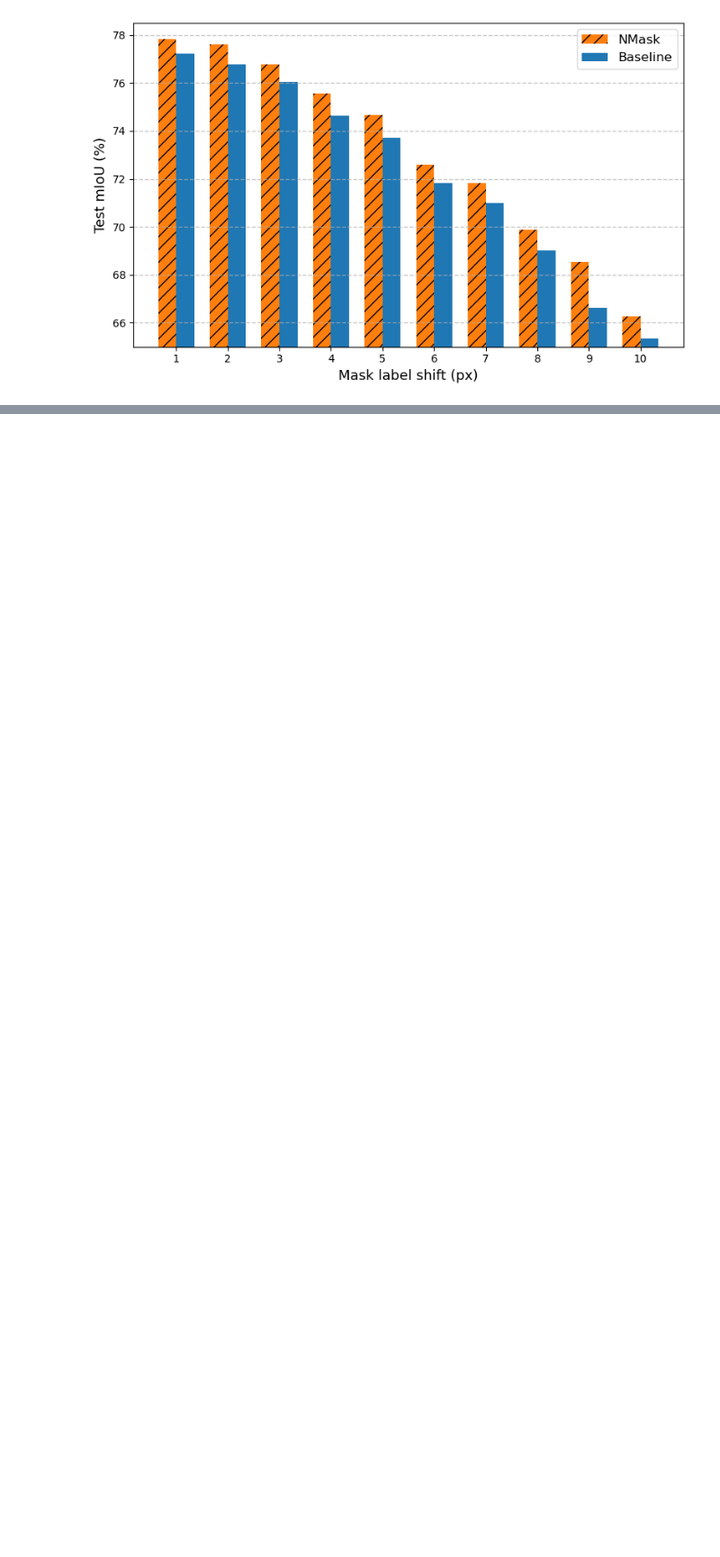
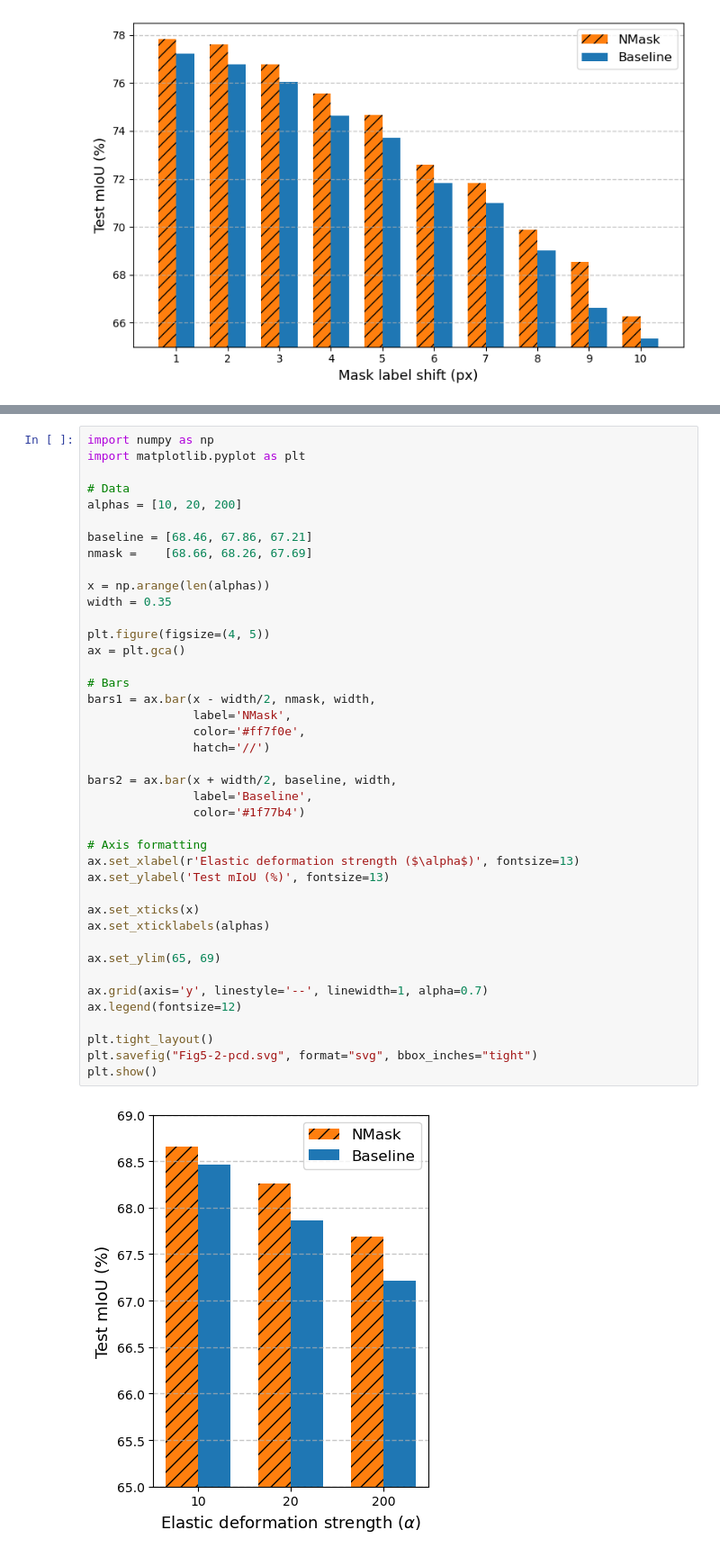
Before and after one commit to unique-chan/NMask, a Jupyter notebook: visualization/Fig5.ipynb, the cells around one changed output, grey strips where cells are left out. Shown at 90% size. Drawn from its saved outputs; the diff is of its cells as text; blank space fills up the shorter version.

```diff
--- a/visualization/Fig5.ipynb
+++ b/visualization/Fig5.ipynb
@@ -86,3 +86,46 @@ plt.savefig("Fig5-2.svg", format="svg", bbox_inches="tight")
 plt.show()
 # %% [output]
 [figure]
+# %%
+import numpy as np
+import matplotlib.pyplot as plt
+
+# Data
+alphas = [10, 20, 200]
+
+baseline = [68.46, 67.86, 67.21]
+nmask =    [68.66, 68.26, 67.69]
+
+x = np.arange(len(alphas))
+width = 0.35
+
+plt.figure(figsize=(4, 5))
+ax = plt.gca()
+
+# Bars
+bars1 = ax.bar(x - width/2, nmask, width,
+               label='NMask',
+               color='#ff7f0e',
+               hatch='//')
+
+bars2 = ax.bar(x + width/2, baseline, width,
+               label='Baseline',
+               color='#1f77b4')
+
+# Axis formatting
+ax.set_xlabel(r'Elastic deformation strength ($\alpha$)', fontsize=13)
+ax.set_ylabel('Test mIoU (%)', fontsize=13)
+
+ax.set_xticks(x)
+ax.set_xticklabels(alphas)
+
+ax.set_ylim(65, 69)
+
+ax.grid(axis='y', linestyle='--', linewidth=1, alpha=0.7)
+ax.legend(fontsize=12)
+
+plt.tight_layout()
+plt.savefig("Fig5-2-pcd.svg", format="svg", bbox_inches="tight")
+plt.show()
+# %% [output]
+[figure, added]
```
Also changed, not shown: parts of 2 cells of this notebook.
